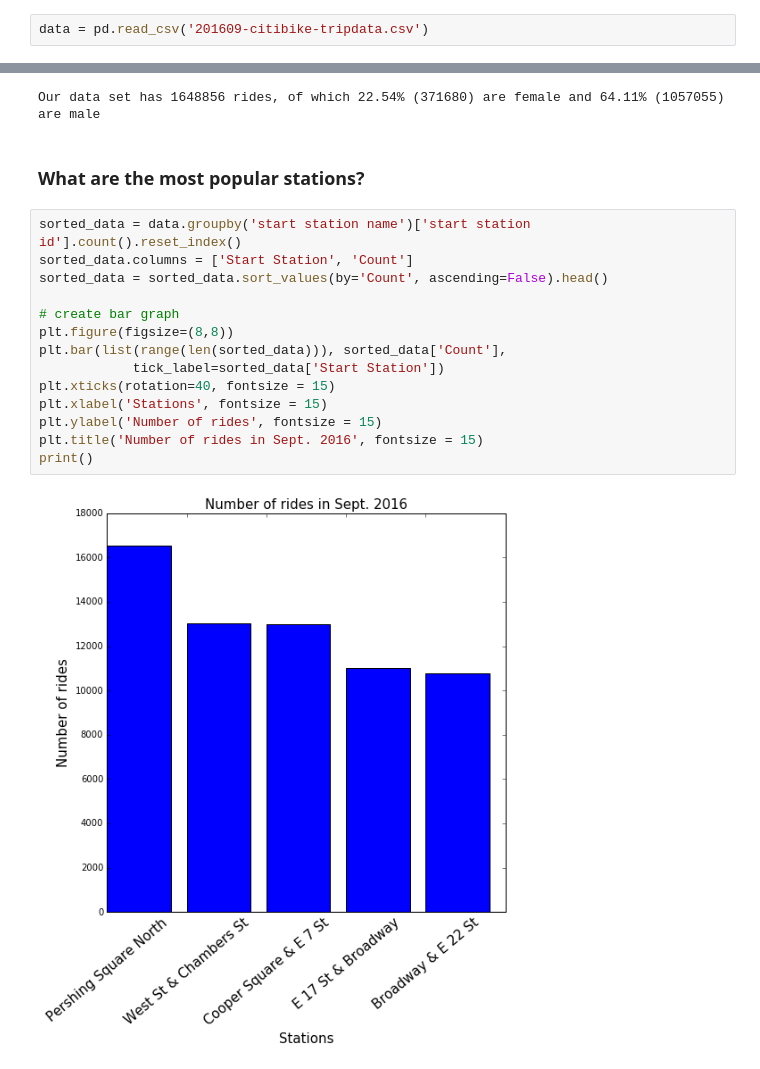
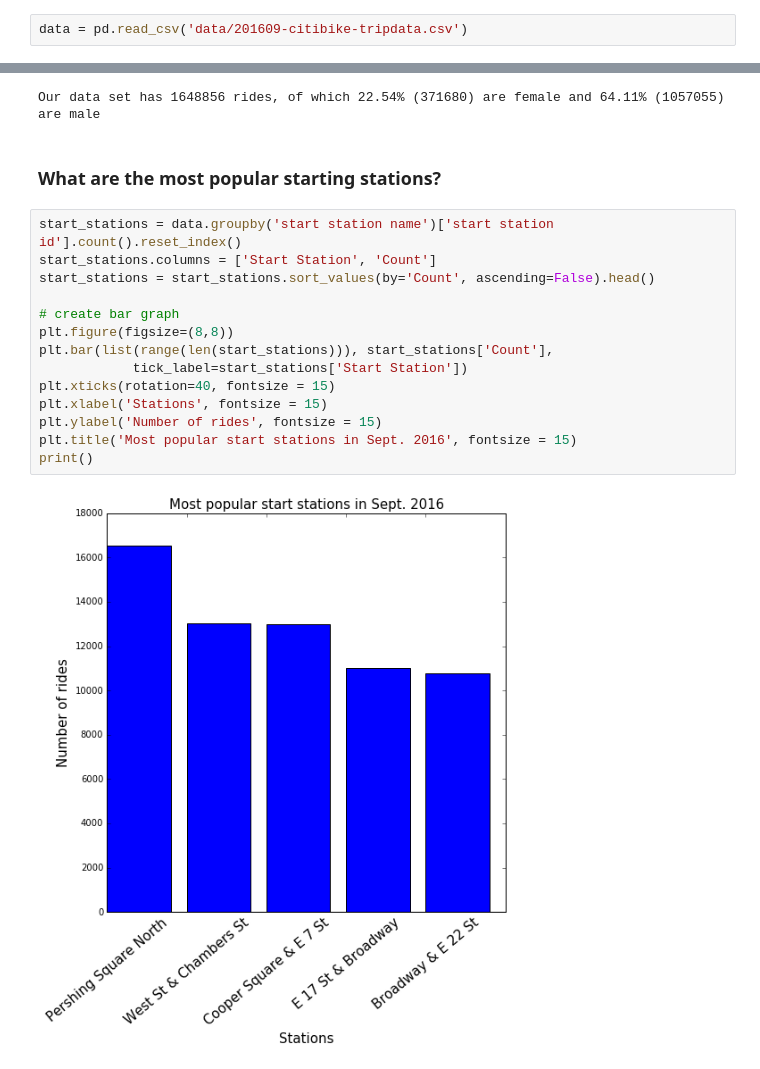
Before and after one commit to johnnyplaydrums/citi-bike-data, a Jupyter notebook: explore.ipynb, the cells around one changed output, grey strips where cells are left out. Saved outputs shown, nothing was run; the diff lists cells and outputs as text.

```diff
--- a/explore.ipynb
+++ b/explore.ipynb
@@ -8,7 +8,7 @@ import matplotlib.pyplot as plt
 # %% [markdown]
 ### Let's grab the data from [September, 2016](https://s3.amazonaws.com/tripdata/201609-citibike-tripdata.zip)
 # %%
-data = pd.read_csv('201609-citibike-tripdata.csv')
+data = pd.read_csv('data/201609-citibike-tripdata.csv')
 # %% [markdown]
 ### How does the data look?
 # %%
@@ -34,20 +34,20 @@ print(("Our data set has %d rides, " +
 # %% [output]
 Our data set has 1648856 rides, of which 22.54% (371680) are female and 64.11% (1057055) are male
 # %% [markdown]
-### What are the most popular stations?
+### What are the most popular starting stations?
 # %%
-sorted_data = data.groupby('start station name')['start station id'].count().reset_index()
-sorted_data.columns = ['Start Station', 'Count']
-sorted_data = sorted_data.sort_values(by='Count', ascending=False).head()
+start_stations = data.groupby('start station name')['start station id'].count().reset_index()
+start_stations.columns = ['Start Station', 'Count']
+start_stations = start_stations.sort_values(by='Count', ascending=False).head()
 
 # create bar graph
 plt.figure(figsize=(8,8))
-plt.bar(list(range(len(sorted_data))), sorted_data['Count'],
-            tick_label=sorted_data['Start Station'])
+plt.bar(list(range(len(start_stations))), start_stations['Count'],
+            tick_label=start_stations['Start Station'])
 plt.xticks(rotation=40, fontsize = 15)
 plt.xlabel('Stations', fontsize = 15)
 plt.ylabel('Number of rides', fontsize = 15)
-plt.title('Number of rides in Sept. 2016', fontsize = 15)
+plt.title('Most popular start stations in Sept. 2016', fontsize = 15)
 print()
 # %% [output]
-[figure, old version]
+[figure, new version]
```
Also changed, not shown: parts of 3 cells of this notebook.
